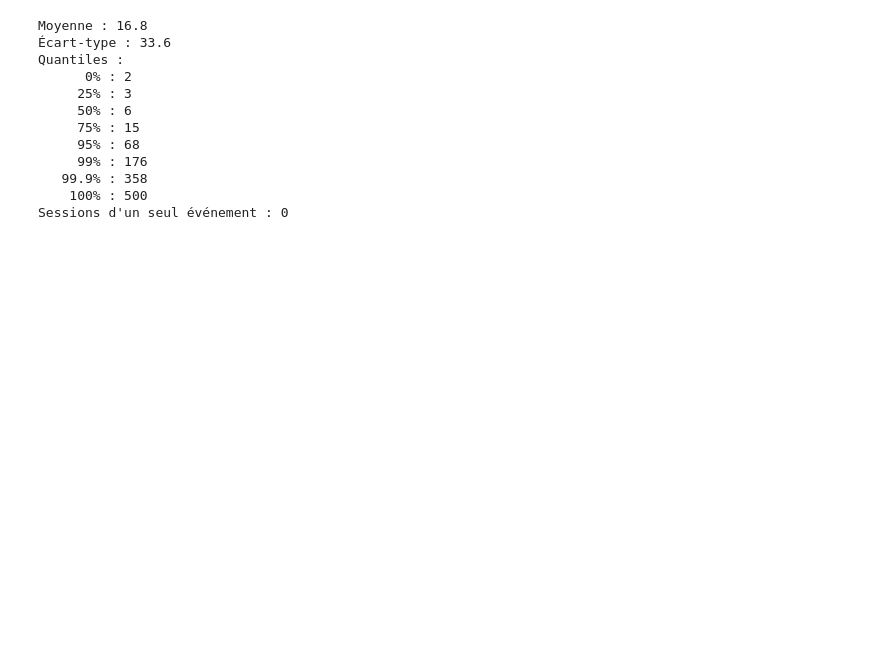
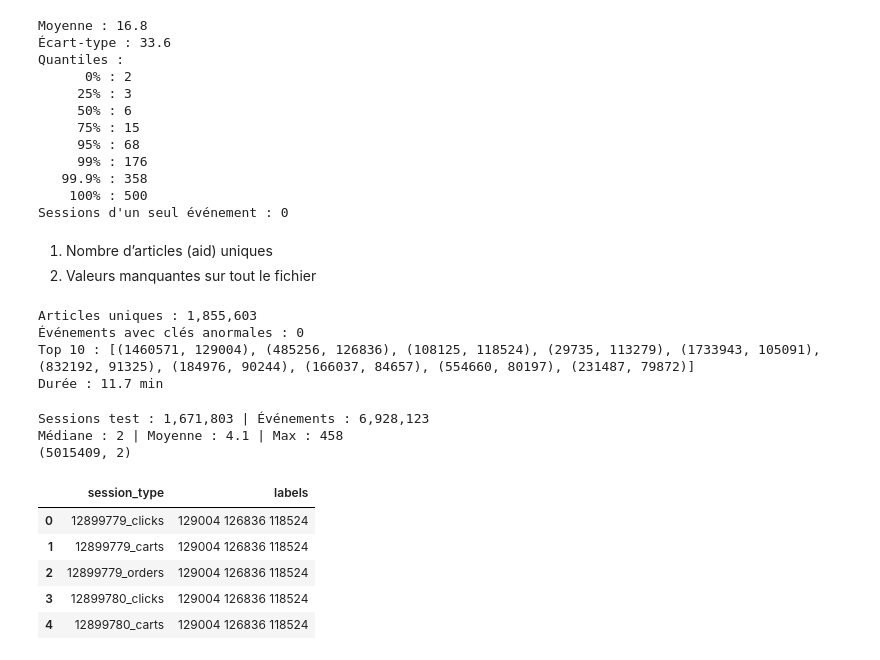
Before and after one commit to MohamedAamer01/otto-recommender-sys, a Jupyter notebook: notebooks/01_Data_Understanding_OTTO.ipynb, the cells around one changed output. Drawn from its saved outputs; the diff is of its cells as text; code cells hidden in the pictures; blank space fills up the shorter version.

Commit message:
Phase 1: full-dataset statistics, test set and submission format

```diff
--- a/notebooks/01_Data_Understanding_OTTO.ipynb
+++ b/notebooks/01_Data_Understanding_OTTO.ipynb
@@ -354,3 +354,62 @@ Quantiles :
    99.9% : 358
     100% : 500
 Sessions d'un seul événement : 0
+# %% [markdown]
+
+1.   Nombre d’articles (aid) uniques
+2.   Valeurs manquantes sur tout le fichier
+# %%
+from collections import Counter
+import time
+
+aid_counts = Counter()        # popularité globale de chaque article
+missing_keys = 0
+expected = {"aid", "ts", "type"}
+
+t0 = time.time()
+with open(train_path, "r") as f:
+    for line in f:
+        rec = json.loads(line)
+        for e in rec["events"]:
+            if e.keys() != expected:      # clé manquante ou en trop
+                missing_keys += 1
+            aid_counts[e["aid"]] += 1
+
+print(f"Articles uniques : {len(aid_counts):,}")
+print(f"Événements avec clés anormales : {missing_keys}")
+print(f"Top 10 :", aid_counts.most_common(10))
+print(f"Durée : {(time.time()-t0)/60:.1f} min")
+# %% [output]
+Articles uniques : 1,855,603
+Événements avec clés anormales : 0
+Top 10 : [(1460571, 129004), (485256, 126836), (108125, 118524), (29735, 113279), (1733943, 105091), (832192, 91325), (184976, 90244), (166037, 84657), (554660, 80197), (231487, 79872)]
+Durée : 11.7 min
+# %%
+test_path = os.path.join(DATA_DIR, "test.jsonl")
+
+n_sess, n_ev = 0, 0
+sizes_test = array("i")
+with open(test_path, "r") as f:
+    for line in f:
+        rec = json.loads(line)
+        n_sess += 1
+        n_ev += len(rec["events"])
+        sizes_test.append(len(rec["events"]))
+
+st = np.frombuffer(sizes_test, dtype=np.int32)
+print(f"Sessions test : {n_sess:,} | Événements : {n_ev:,}")
+print(f"Médiane : {np.median(st):.0f} | Moyenne : {st.mean():.1f} | Max : {st.max()}")
+
+sub = pd.read_csv(os.path.join(DATA_DIR, "sample_submission.csv"))
+print(sub.shape)
+display(sub.head())
+# %% [output]
+Sessions test : 1,671,803 | Événements : 6,928,123
+Médiane : 2 | Moyenne : 4.1 | Max : 458
+(5015409, 2)
+|  | session_type | labels |
+| 0 | 12899779_clicks | 129004 126836 118524 |
+| 1 | 12899779_carts | 129004 126836 118524 |
+| 2 | 12899779_orders | 129004 126836 118524 |
+| 3 | 12899780_clicks | 129004 126836 118524 |
+| 4 | 12899780_carts | 129004 126836 118524 |
```
Also changed, not shown: parts of 1 cell of this notebook.
